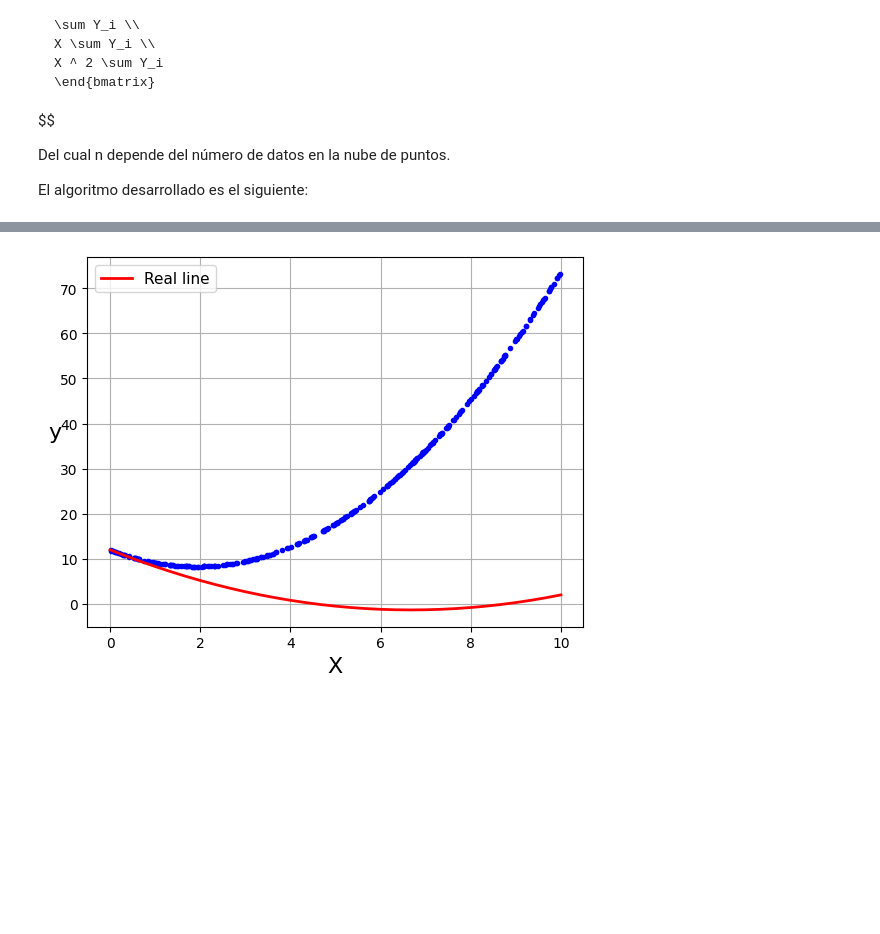
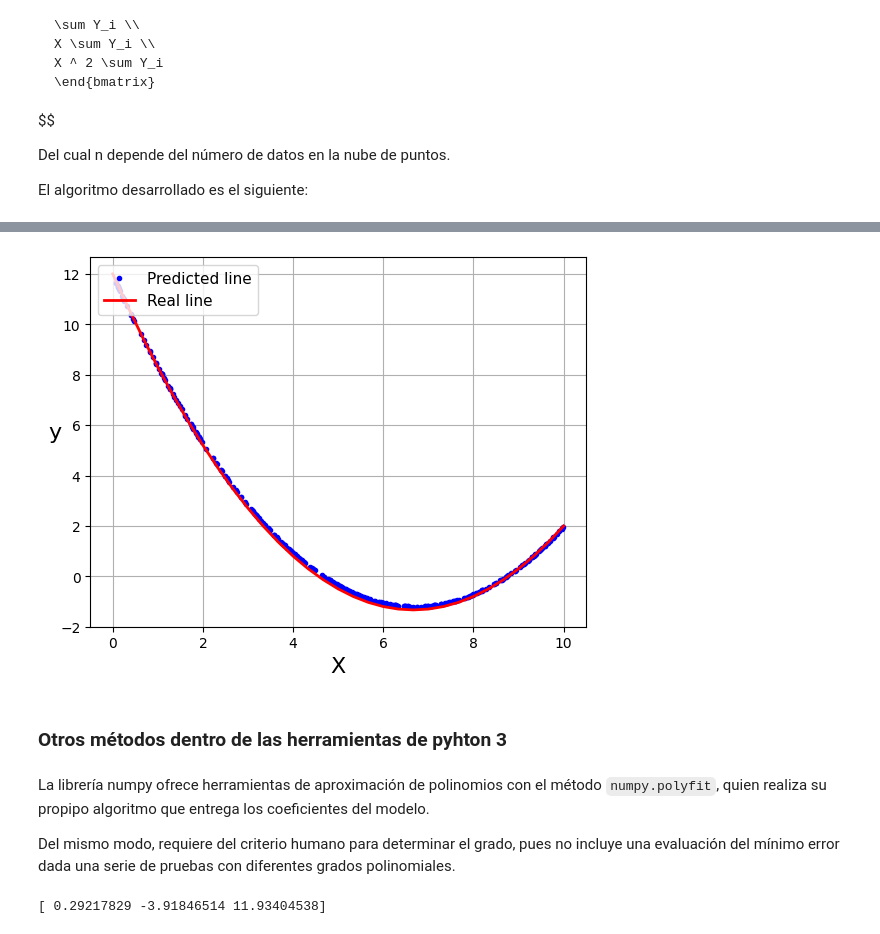
Before and after one commit to jorgeflorestn/MachineLearning_Notebooks, a Jupyter notebook: Proyects/polinomial_regression.ipynb, the cells around one changed output, grey strips where cells are left out. Cells and saved outputs as stored; diff of their text form; code cells hidden in the pictures; blank space fills up the shorter version.

```diff
--- a/Proyects/polinomial_regression.ipynb
+++ b/Proyects/polinomial_regression.ipynb
@@ -284,14 +284,30 @@ print(C)
 # %%
 #Generacion de nueva ecuacion
 
-y_predct = a_1 + a_2 * X + a_3 + X ** 2
+y_predct = a_1 + a_2 * X + a_3 * X ** 2
 
-plt.plot(X, y_predct, "b.")
+plt.plot(X, y_predct, "b.", label = "Predicted line")
 plt.plot(x_real[:], y_real[:], "r-", linewidth = 2, label = "Real line")
 plt.xlabel('X', fontsize = 16)
 plt.ylabel('y', fontsize = 16, rotation = 0)
 plt.legend(loc = "upper left", fontsize = 11)
 plt.grid(True)
 plt.show()
 # %% [output]
-[figure, old version]
+[figure, new version]
+# %% [markdown]
+### Otros métodos dentro de las herramientas de pyhton 3
+# %% [markdown]
+La librería numpy ofrece herramientas de aproximación de polinomios con el método `numpy.polyfit`, quien realiza su propipo algoritmo que entrega los coeficientes del modelo.
+
+Del mismo modo, requiere del criterio humano para determinar el grado, pues no incluye una evaluación del mínimo error dada una serie de pruebas con diferentes grados polinomiales.
+# %%
+# Se recupera de nuevo los datos de x_ti y y_ti
+x_it = np.array(np.reshape(X, len(X)).tolist())
+y_it = np.array(np.reshape(y, len(y)).tolist())
+
+C_2 = np.polyfit(x_it, y_it, 2)
+
+print(C_2)
+# %% [output]
+[ 0.29217829 -3.91846514 11.93404538]
```
Also changed, not shown: parts of 6 cells of this notebook.
